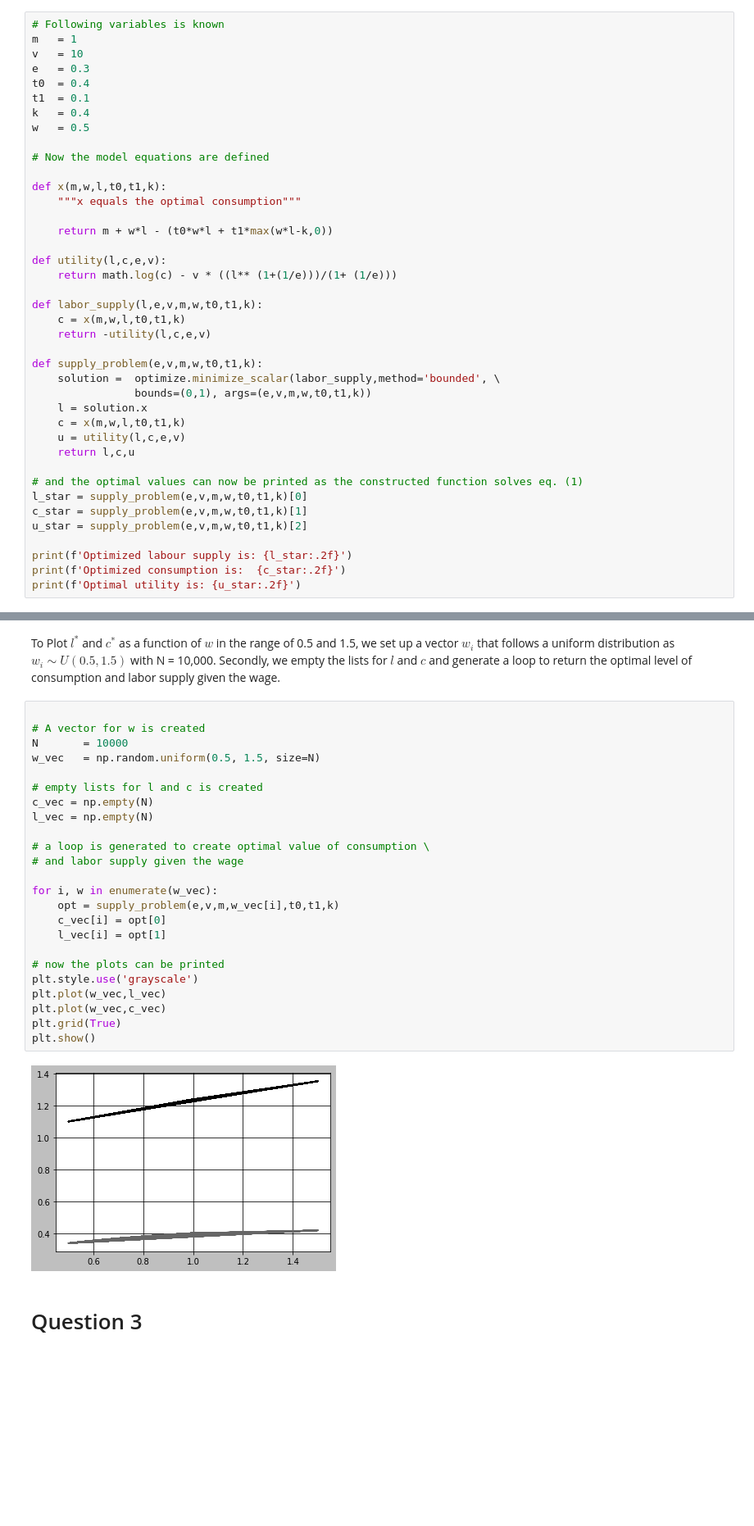
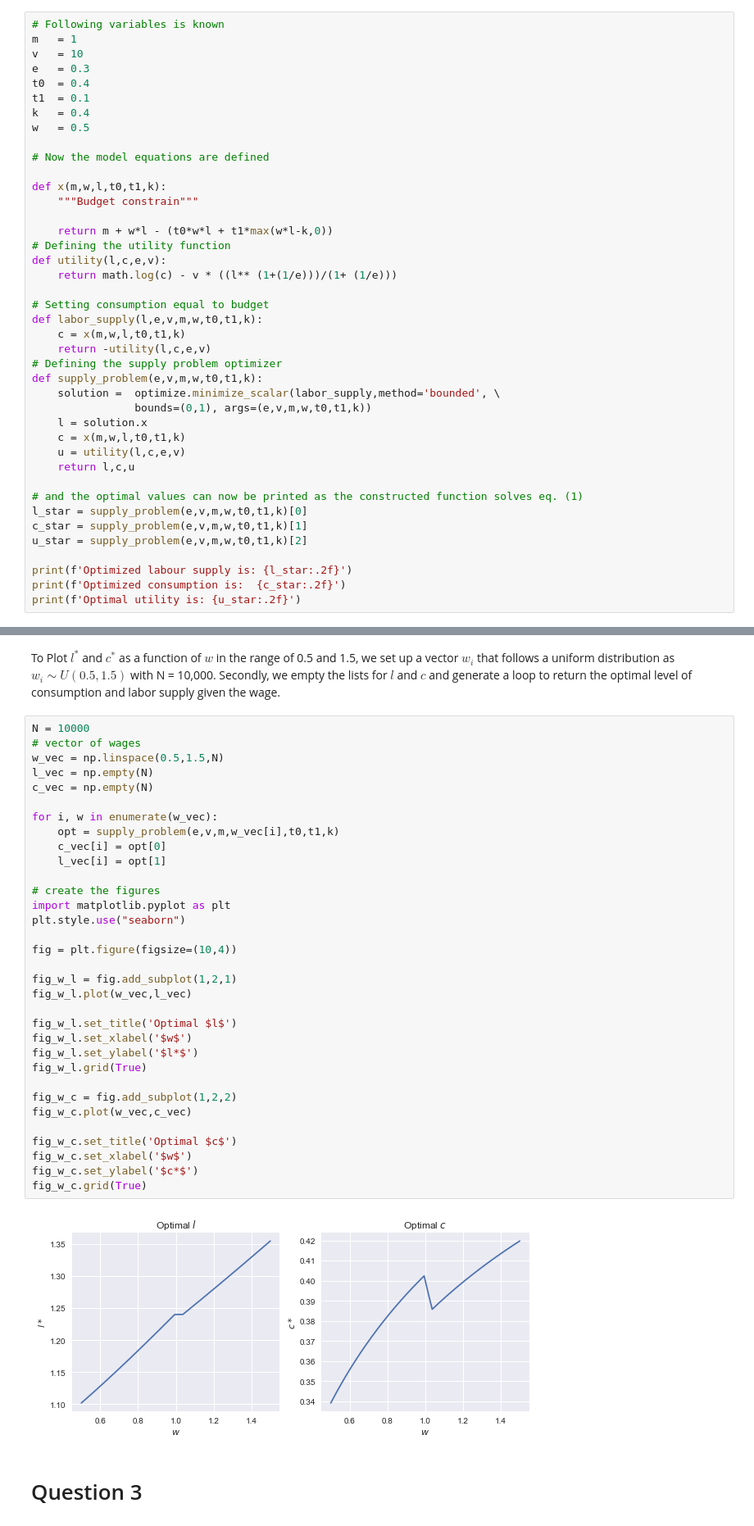
Before and after one commit to NumEconCopenhagen/projects-2020-group20, a Jupyter notebook: inauguralproject/inauguralproject.ipynb, the cells around one changed output, grey strips where cells are left out. Shown at 82% size. Drawn from its saved outputs; the diff is of its cells as text; blank space fills up the shorter version.

```diff
--- a/inauguralproject/inauguralproject.ipynb
+++ b/inauguralproject/inauguralproject.ipynb
@@ -39,17 +58,18 @@ w   = 0.5
 # Now the model equations are defined
 
 def x(m,w,l,t0,t1,k):
-    """x equals the optimal consumption"""
+    """Budget constrain"""
 
     return m + w*l - (t0*w*l + t1*max(w*l-k,0))
-
+# Defining the utility function
 def utility(l,c,e,v):
     return math.log(c) - v * ((l** (1+(1/e)))/(1+ (1/e)))
 
+# Setting consumption equal to budget
 def labor_supply(l,e,v,m,w,t0,t1,k):
     c = x(m,w,l,t0,t1,k)
     return -utility(l,c,e,v)
-
+# Defining the supply problem optimizer
 def supply_problem(e,v,m,w,t0,t1,k):
     solution =  optimize.minimize_scalar(labor_supply,method='bounded', \
                 bounds=(0,1), args=(e,v,m,w,t0,t1,k))
@@ -75,31 +95,40 @@ Optimal utility is: 0.08
 # %% [markdown]
 To Plot $l^*$ and $c^*$ as a function of $w$ in the range of 0.5 and 1.5, we set up a vector $w_i$ that follows a uniform distribution as $w_i \sim U(0.5,1.5)$ with N = 10,000. Secondly, we empty the lists for $l$ and $c$ and generate a loop to return the optimal level of consumption and labor supply given the wage.
 # %%
-
-# A vector for w is created
-N       = 10000
-w_vec   = np.random.uniform(0.5, 1.5, size=N)
-
-# empty lists for l and c is created
+N = 10000
+# vector of wages
+w_vec = np.linspace(0.5,1.5,N)
+l_vec = np.empty(N)
 c_vec = np.empty(N)
-l_vec = np.empty(N)
-
-# a loop is generated to create optimal value of consumption \
-# and labor supply given the wage
 
 for i, w in enumerate(w_vec):
     opt = supply_problem(e,v,m,w_vec[i],t0,t1,k)
     c_vec[i] = opt[0]
     l_vec[i] = opt[1]
 
-# now the plots can be printed
-plt.style.use('grayscale')
-plt.plot(w_vec,l_vec)
-plt.plot(w_vec,c_vec)
-plt.grid(True)
-plt.show()
+# create the figures
+import matplotlib.pyplot as plt
+plt.style.use("seaborn")
+
+fig = plt.figure(figsize=(10,4))
+
+fig_w_l = fig.add_subplot(1,2,1)
+fig_w_l.plot(w_vec,l_vec)
+
+fig_w_l.set_title('Optimal $l$')
+fig_w_l.set_xlabel('$w$')
+fig_w_l.set_ylabel('$l*$')
+fig_w_l.grid(True)
+
+fig_w_c = fig.add_subplot(1,2,2)
+fig_w_c.plot(w_vec,c_vec)
+
+fig_w_c.set_title('Optimal $c$')
+fig_w_c.set_xlabel('$w$')
+fig_w_c.set_ylabel('$c*$')
+fig_w_c.grid(True)
 # %% [output]
-[figure, old version]
+[figure, new version]
 # %% [markdown]
 # Question 3
 # %% [markdown]
```
Also changed, not shown: parts of 2 cells of this notebook.
